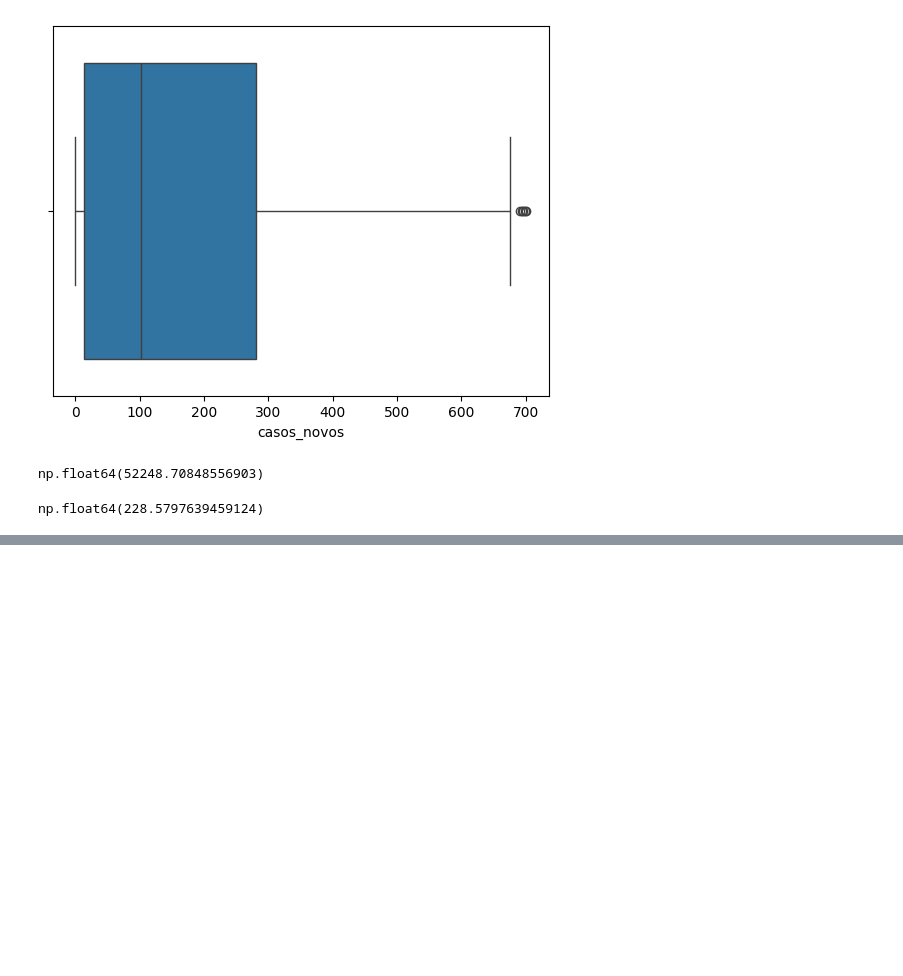
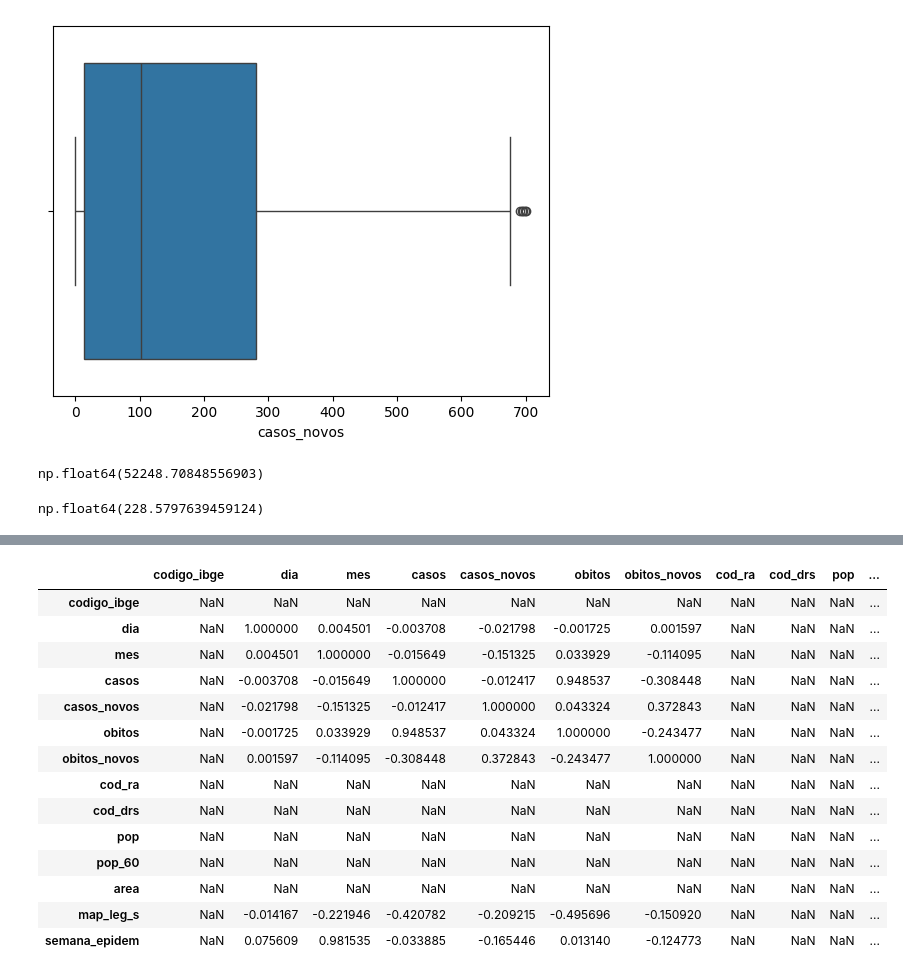
Before and after one commit to wolneihd/udemy_r_analise_dados, a Jupyter notebook: analises_em_py.ipynb, the cells around one changed output, grey strips where cells are left out. Drawn from its saved outputs; the diff is of its cells as text; code cells hidden in the pictures; blank space fills up the shorter version.

```diff
--- a/analises_em_py.ipynb
+++ b/analises_em_py.ipynb
@@ -139,0 +176,18 @@ np.float64(228.5797639459124)
+# %%
+covid_campinas.corr(numeric_only=True)
+# %% [output]
+|  | codigo_ibge | dia | mes | casos | casos_novos | obitos | obitos_novos | cod_ra | cod_drs | pop | ... |
+| codigo_ibge | NaN | NaN | NaN | NaN | NaN | NaN | NaN | NaN | NaN | NaN | ... |
+| dia | NaN | 1.000000 | 0.004501 | -0.003708 | -0.021798 | -0.001725 | 0.001597 | NaN | NaN | NaN | ... |
+| mes | NaN | 0.004501 | 1.000000 | -0.015649 | -0.151325 | 0.033929 | -0.114095 | NaN | NaN | NaN | ... |
+| casos | NaN | -0.003708 | -0.015649 | 1.000000 | -0.012417 | 0.948537 | -0.308448 | NaN | NaN | NaN | ... |
+| casos_novos | NaN | -0.021798 | -0.151325 | -0.012417 | 1.000000 | 0.043324 | 0.372843 | NaN | NaN | NaN | ... |
+| obitos | NaN | -0.001725 | 0.033929 | 0.948537 | 0.043324 | 1.000000 | -0.243477 | NaN | NaN | NaN | ... |
+| obitos_novos | NaN | 0.001597 | -0.114095 | -0.308448 | 0.372843 | -0.243477 | 1.000000 | NaN | NaN | NaN | ... |
+| cod_ra | NaN | NaN | NaN | NaN | NaN | NaN | NaN | NaN | NaN | NaN | ... |
+| cod_drs | NaN | NaN | NaN | NaN | NaN | NaN | NaN | NaN | NaN | NaN | ... |
+| pop | NaN | NaN | NaN | NaN | NaN | NaN | NaN | NaN | NaN | NaN | ... |
+| pop_60 | NaN | NaN | NaN | NaN | NaN | NaN | NaN | NaN | NaN | NaN | ... |
+| area | NaN | NaN | NaN | NaN | NaN | NaN | NaN | NaN | NaN | NaN | ... |
+| map_leg_s | NaN | -0.014167 | -0.221946 | -0.420782 | -0.209215 | -0.495696 | -0.150920 | NaN | NaN | NaN | ... |
+| semana_epidem | NaN | 0.075609 | 0.981535 | -0.033885 | -0.165446 | 0.013140 | -0.124773 | NaN | NaN | NaN | ... |
```
Also changed, not shown: parts of 3 cells of this notebook, 4 other files.
